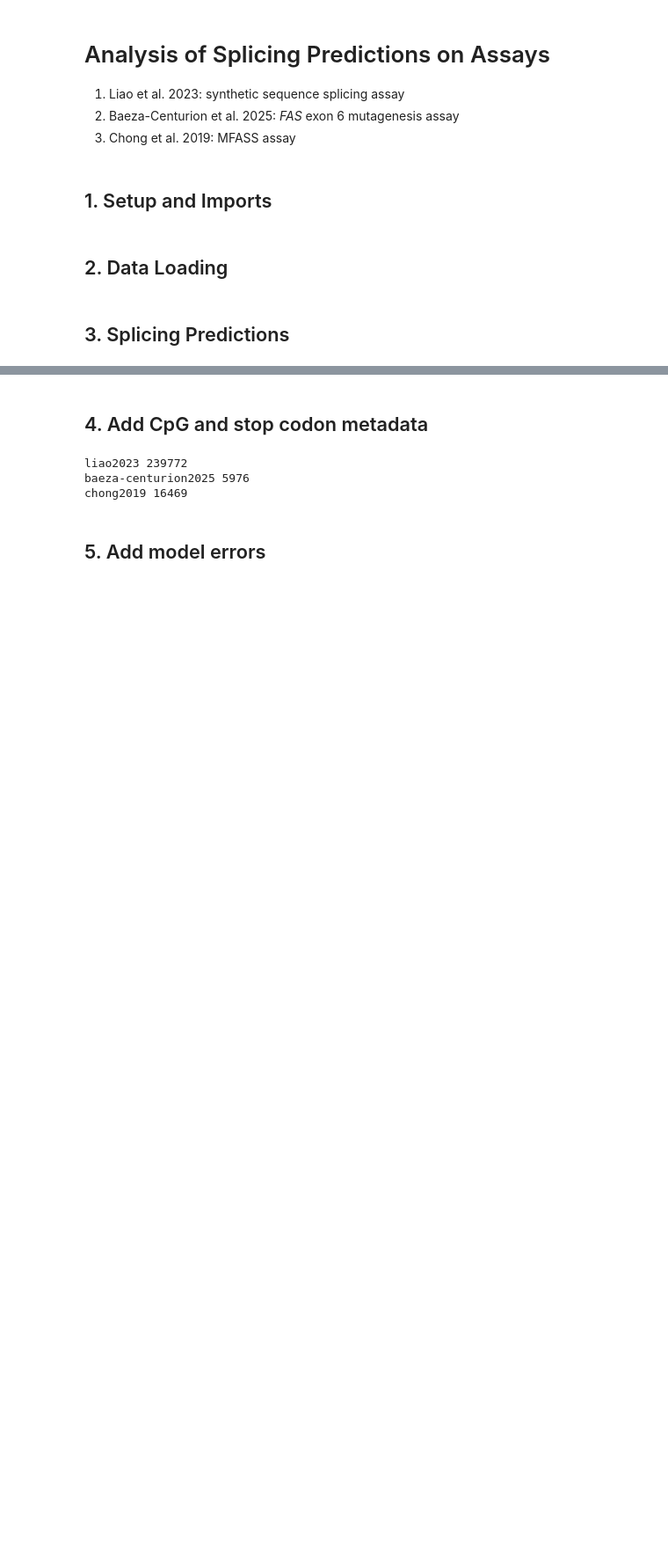
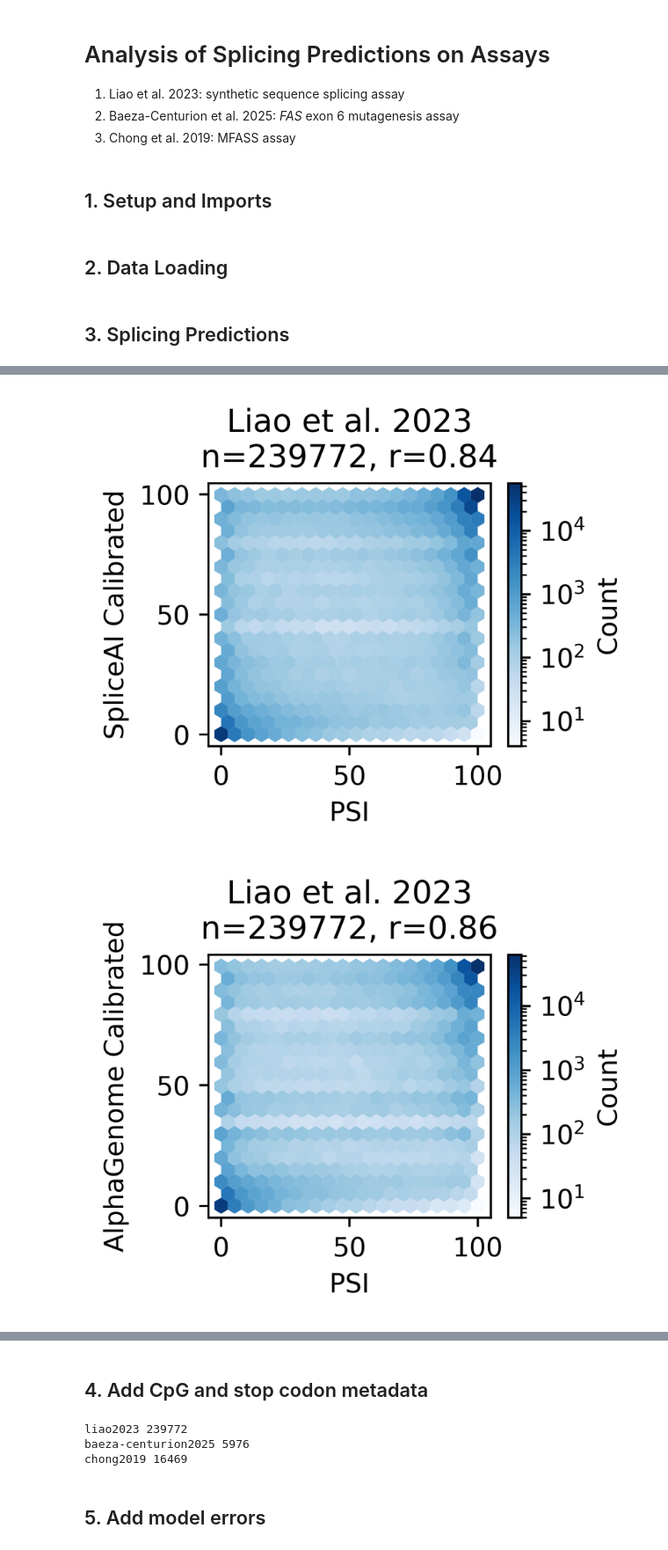
Before and after one commit to regev-lab/splicing-interpretable-distillation, a Jupyter notebook: notebooks/Assay_Splicing_Predictions.ipynb, the cells around one changed output, grey strips where cells are left out. Shown at 88% size. Saved outputs shown, nothing was run; the diff lists cells and outputs as text; code cells hidden in the pictures; blank space fills up the shorter version.

```diff
--- a/notebooks/Assay_Splicing_Predictions.ipynb
+++ b/notebooks/Assay_Splicing_Predictions.ipynb
@@ -96,0 +137,37 @@ assay_data["chong2019"][[
+# %%
+models = [
+    ("spliceai_avg", "SpliceAI"),
+    ("alphagenome_junctions_psi", "AlphaGenome"),
+    ("pangolin_average_usage_avg", "Pangolin"),
+]
+
+for key, data in assay_data.items():
+    for m, m_name in models:
+        x = assay_data[key]["PSI"]
+        y = scipy.special.expit(
+            assay_data[key][f"{m}_logit_calibrated"]
+        ) * 100
+        fig, ax = plt.subplots(1,1, figsize=(2.4,1.8), dpi=600)
+        hb = ax.hexbin(
+            x,
+            y,
+            bins="log",
+            cmap="Blues",
+            mincnt=1,
+            gridsize=19,
+            edgecolors='none',
+            linewidths=0
+        )
+        rmse = np.sqrt(np.mean((x - y)**2))
+        r = scipy.stats.linregress(x, y).rvalue
+
+        fig.colorbar(hb, ax=ax, label="Count")
+
+        ax.set_xlabel("PSI")
+        ax.set_ylabel(f"{m_name} Calibrated")
+        ax.set_title(f"{display_names[key]}\nn={len(x)}, r={r:.2f}")
+
+        fig.savefig(f"figures/{key}_{m}_Calibrated_Performance.svg", bbox_inches="tight")
+# %% [output]
+[figure, added]
+[figure, added]
```
Also changed, not shown: parts of 22 cells of this notebook, 10 other files.
